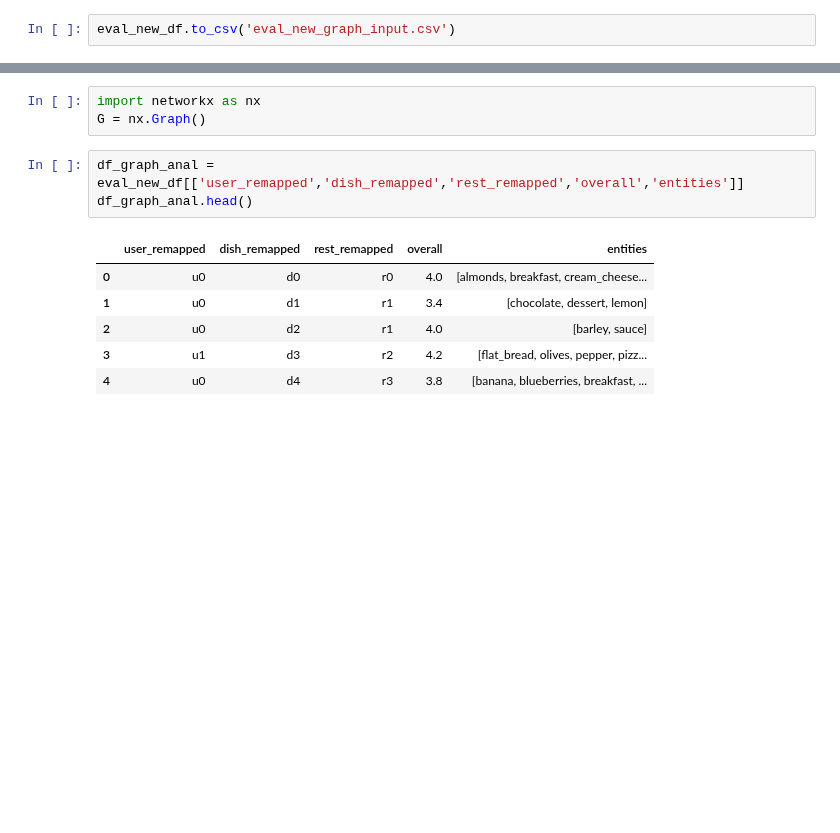
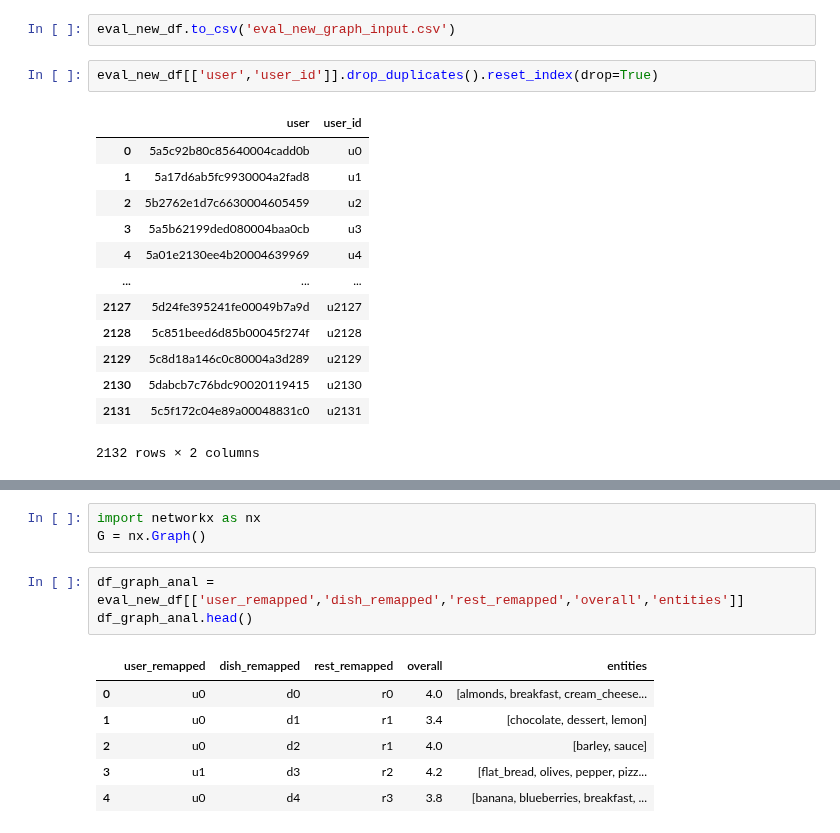
Before and after one commit to ravi-gopalan/DAND_Data_Wrangling, a Jupyter notebook: post_training_processing.ipynb, the cells around one changed output, grey strips where cells are left out. Drawn from its saved outputs; the diff is of its cells as text; blank space fills up the shorter version.

```diff
--- a/post_training_processing.ipynb
+++ b/post_training_processing.ipynb
@@ -683,3 +701,19 @@ eval_new_df.head()
 | 4 | 5aa56d1914f5ac0004431527 | 3 | 5 | 3 | 5 | 3 | Loved the presentation and incorp... | 5aa56d1814f5ac0004431526 | dish | ... |
 # %%
 eval_new_df.to_csv('eval_new_graph_input.csv')
+# %%
+eval_new_df[['user','user_id']].drop_duplicates().reset_index(drop=True)
+# %% [output]
+|  | user | user_id |
+| 0 | 5a5c92b80c85640004cadd0b | u0 |
+| 1 | 5a17d6ab5fc9930004a2fad8 | u1 |
+| 2 | 5b2762e1d7c6630004605459 | u2 |
+| 3 | 5a5b62199ded080004baa0cb | u3 |
+| 4 | 5a01e2130ee4b20004639969 | u4 |
+| ... | ... | ... |
+| 2127 | 5d24fe395241fe00049b7a9d | u2127 |
+| 2128 | 5c851beed6d85b00045f274f | u2128 |
+| 2129 | 5c8d18a146c0c80004a3d289 | u2129 |
+| 2130 | 5dabcb7c76bdc90020119415 | u2130 |
+| 2131 | 5c5f172c04e89a00048831c0 | u2131 |
+2132 rows × 2 columns
```
Also changed, not shown: parts of 10 cells of this notebook.
